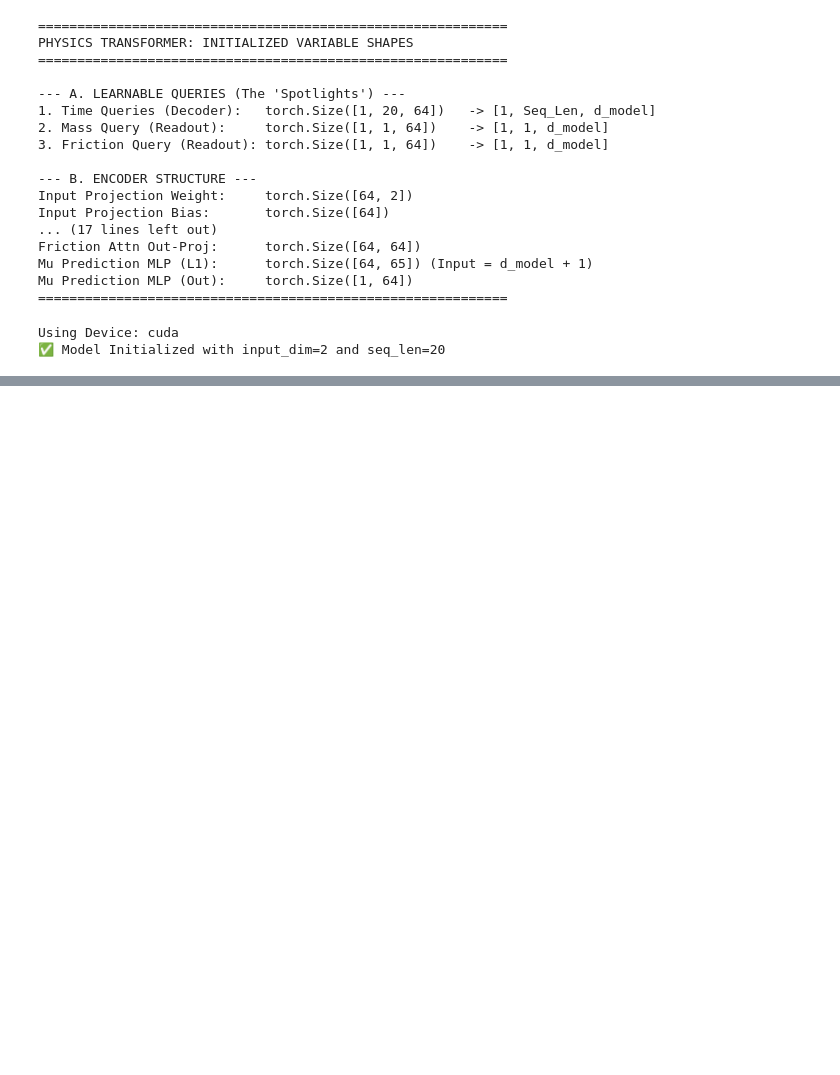
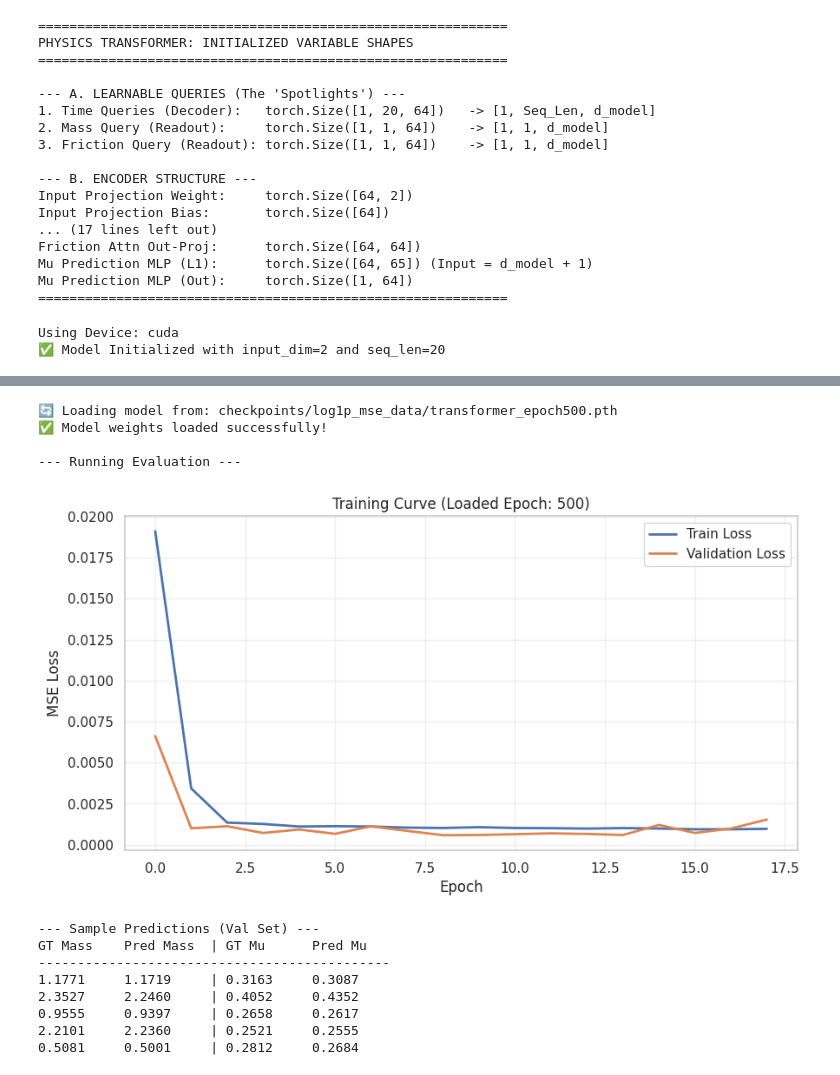
Before and after one commit to koyo-8144/offline_training_phypush, a Jupyter notebook: train.ipynb, the cells around one changed output, grey strips where cells are left out. Drawn from its saved outputs; the diff is of its cells as text; code cells hidden in the pictures; blank space fills up the shorter version.

```diff
--- a/train.ipynb
+++ b/train.ipynb
@@ -887,10 +913,10 @@ import os
 # --- CONFIGURATION: WHICH MODEL TO LOAD? ---
 # Set this to the epoch number you want to load (e.g., 50000)
 # Or set to None to use the model currently in memory (if you just finished training)
+LOAD_EPOCH = 500
+CRITERION_TYPE = "log1p_mse"  # "mse"
+LOSS_TYPE = "data"
 CHECKPOINT_DIR = f"checkpoints/{CRITERION_TYPE}_{LOSS_TYPE}"
-LOAD_EPOCH = 100
-CRITERION_TYPE = "mse"
-LOSS_TYPE = "data"
 
 # 1. Initialize Model Structure (Must match training config)
 #    (We re-initialize to ensure we are testing a clean state, or if running this later)
@@ -906,6 +932,7 @@ model = PhysicsTransformerEstimator(
 # 2. Load Weights
 if LOAD_EPOCH is not None:
     load_path = f"{CHECKPOINT_DIR}/transformer_epoch{LOAD_EPOCH}.pth"
+    # load_path = f"{CHECKPOINT_DIR}/best_model.pth"
 
     if os.path.exists(load_path):
         print(f"🔄 Loading model from: {load_path}")
@@ -927,33 +954,47 @@ if 'train_losses' in locals() and len(train_losses) > 0:
     plt.plot(train_losses, label='Train Loss', linewidth=2)
     plt.plot(val_losses, label='Validation Loss', linewidth=2)
     plt.title(f'Training Curve (Loaded Epoch: {LOAD_EPOCH})')
     plt.xlabel('Epoch')
     plt.ylabel('MSE Loss')
     plt.legend()
     plt.grid(True, alpha=0.3)
     plt.show()
 else:
     print("ℹ️ No training loss history found in memory (skipped plot).")
 
 # B. Prediction Check (First 5 samples of Val Set)
 model.eval()
 with torch.no_grad():
     # Get a batch from validation loader
     try:
         sample_acc, sample_vel, sample_y = next(iter(val_loader))
     except NameError:
         print("❌ Error: 'val_loader' is not defined. Please run Data Preparation first.")
         sample_acc = None
 
     if sample_acc is not None:
         sample_acc, sample_vel = sample_acc.to(device), sample_vel.to(device)
         preds = model(sample_acc, sample_vel).cpu()
 
         print("\n--- Sample Predictions (Val Set) ---")
         print(f"{'GT Mass':<10} {'Pred Mass':<10} | {'GT Mu':<10} {'Pred Mu':<10}")
         print("-" * 45)
         for i in range(5):
             print(f"{sample_y[i,0]:.4f}     {preds[i,0]:.4f}     | {sample_y[i,1]:.4f}     {preds[i,1]:.4f}")
+# %% [output]
+🔄 Loading model from: checkpoints/log1p_mse_data/transformer_epoch500.pth
+✅ Model weights loaded successfully!
+
+--- Running Evaluation ---
+[figure, added]
+--- Sample Predictions (Val Set) ---
+GT Mass    Pred Mass  | GT Mu      Pred Mu
+---------------------------------------------
+1.1771     1.1719     | 0.3163     0.3087
+2.3527     2.2460     | 0.4052     0.4352
+0.9555     0.9397     | 0.2658     0.2617
+2.2101     2.2360     | 0.2521     0.2555
+0.5081     0.5001     | 0.2812     0.2684
 # %%
 import matplotlib.pyplot as plt
 import seaborn as sns
```
Also changed, not shown: parts of 7 cells of this notebook, 4 other files.
